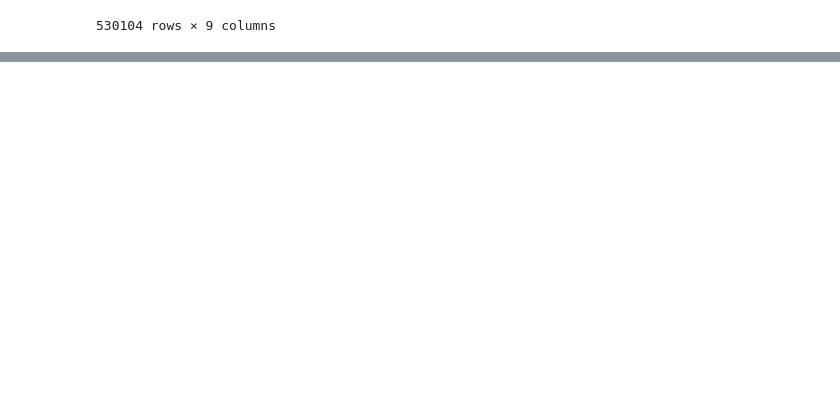
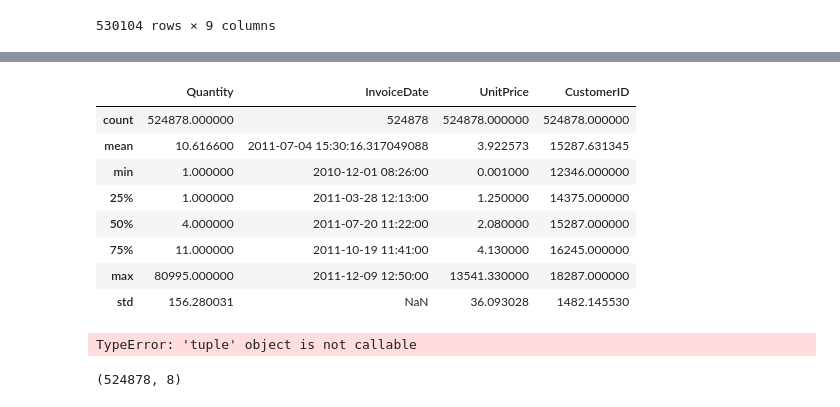
Before and after one commit to SelinaFischer/Project-1-Online-Retail-Transaction-Analysis, a Jupyter notebook: jupyter_notebooks/data_investigation.ipynb, the cells around one changed output, grey strips where cells are left out. Saved outputs shown, nothing was run; the diff lists cells and outputs as text; code cells hidden in the pictures; blank space fills up the shorter version.

```diff
--- a/jupyter_notebooks/data_investigation.ipynb
+++ b/jupyter_notebooks/data_investigation.ipynb
@@ -511,0 +667,20 @@ df_cleaned
+# %%
+df_cleaned.describe()
+# %% [output]
+|  | Quantity | InvoiceDate | UnitPrice | CustomerID |
+| count | 524878.000000 | 524878 | 524878.000000 | 524878.000000 |
+| mean | 10.616600 | 2011-07-04 15:30:16.317049088 | 3.922573 | 15287.631345 |
+| min | 1.000000 | 2010-12-01 08:26:00 | 0.001000 | 12346.000000 |
+| 25% | 1.000000 | 2011-03-28 12:13:00 | 1.250000 | 14375.000000 |
+| 50% | 4.000000 | 2011-07-20 11:22:00 | 2.080000 | 15287.000000 |
+| 75% | 11.000000 | 2011-10-19 11:41:00 | 4.130000 | 16245.000000 |
+| max | 80995.000000 | 2011-12-09 12:50:00 | 13541.330000 | 18287.000000 |
+| std | 156.280031 | NaN | 36.093028 | 1482.145530 |
+# %%
+df_cleaned.shape()
+# %% [output]
+TypeError: 'tuple' object is not callable
+# %%
+df_cleaned.shape
+# %% [output]
+(524878, 8)
```
Also changed, not shown: parts of 32 cells of this notebook, 2 other files.
